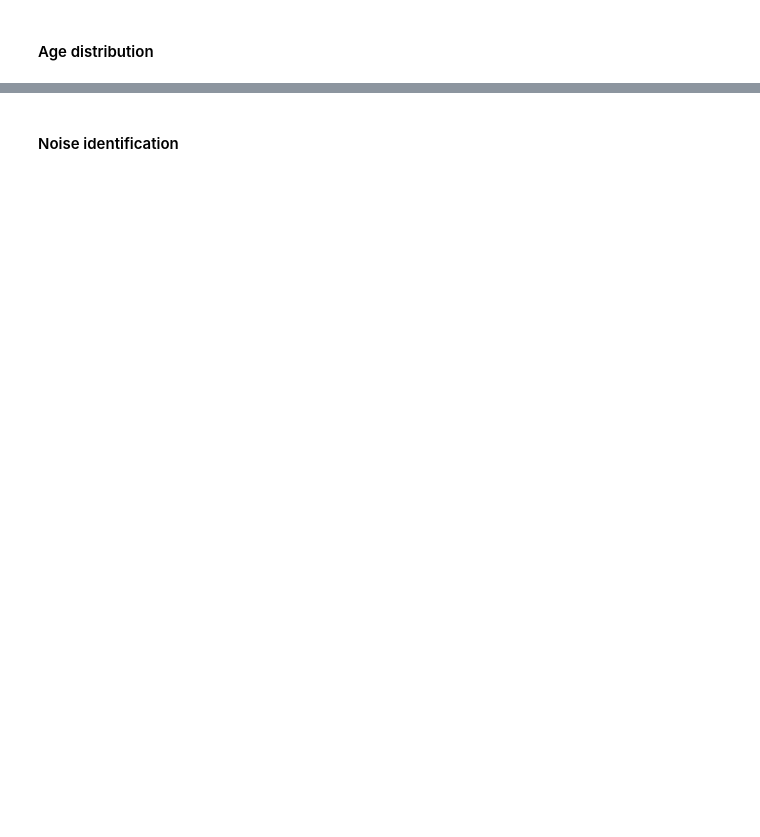
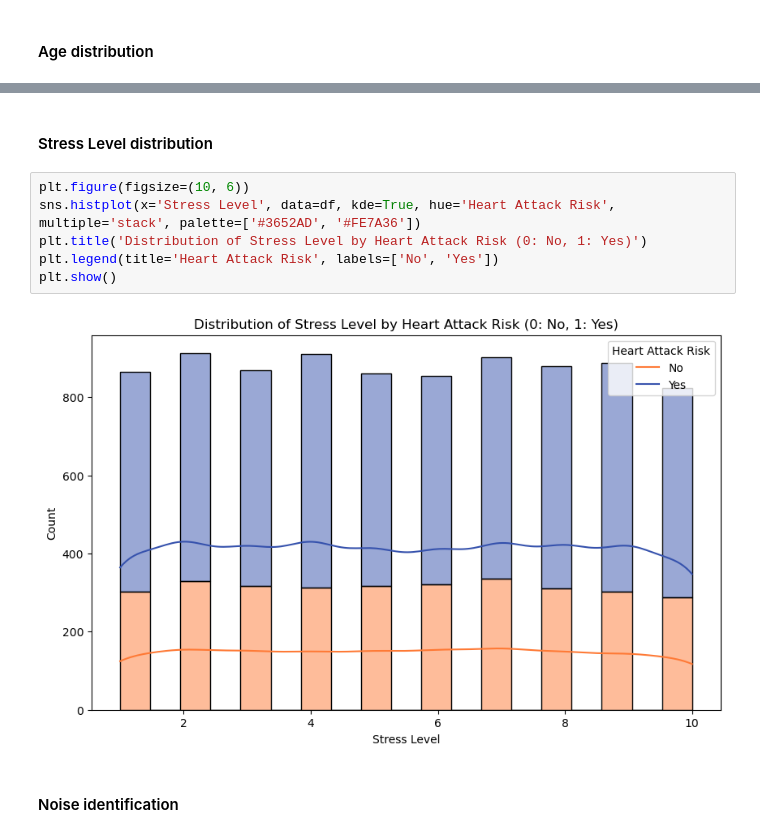
Before and after one commit to matin-ghasemi/ml4bioinformatics-workshop, a Jupyter notebook: ML_for_Bioinformatics.ipynb, the cells around one changed output, grey strips where cells are left out. Cells and saved outputs as stored; diff of their text form; blank space fills up the shorter version.

```diff
--- a/ML_for_Bioinformatics.ipynb
+++ b/ML_for_Bioinformatics.ipynb
@@ -212,3 +219,13 @@ plt.show()
+# %% [markdown]
+#### Stress Level distribution
+# %%
+plt.figure(figsize=(10, 6))
+sns.histplot(x='Stress Level', data=df, kde=True, hue='Heart Attack Risk', multiple='stack', palette=['#3652AD', '#FE7A36'])
+plt.title('Distribution of Stress Level by Heart Attack Risk (0: No, 1: Yes)')
+plt.legend(title='Heart Attack Risk', labels=['No', 'Yes'])
+plt.show()
+# %% [output]
+[figure, added]
 # %% [markdown]
 #### Noise identification
 # %%
```
Also changed, not shown: parts of 9 cells of this notebook.
